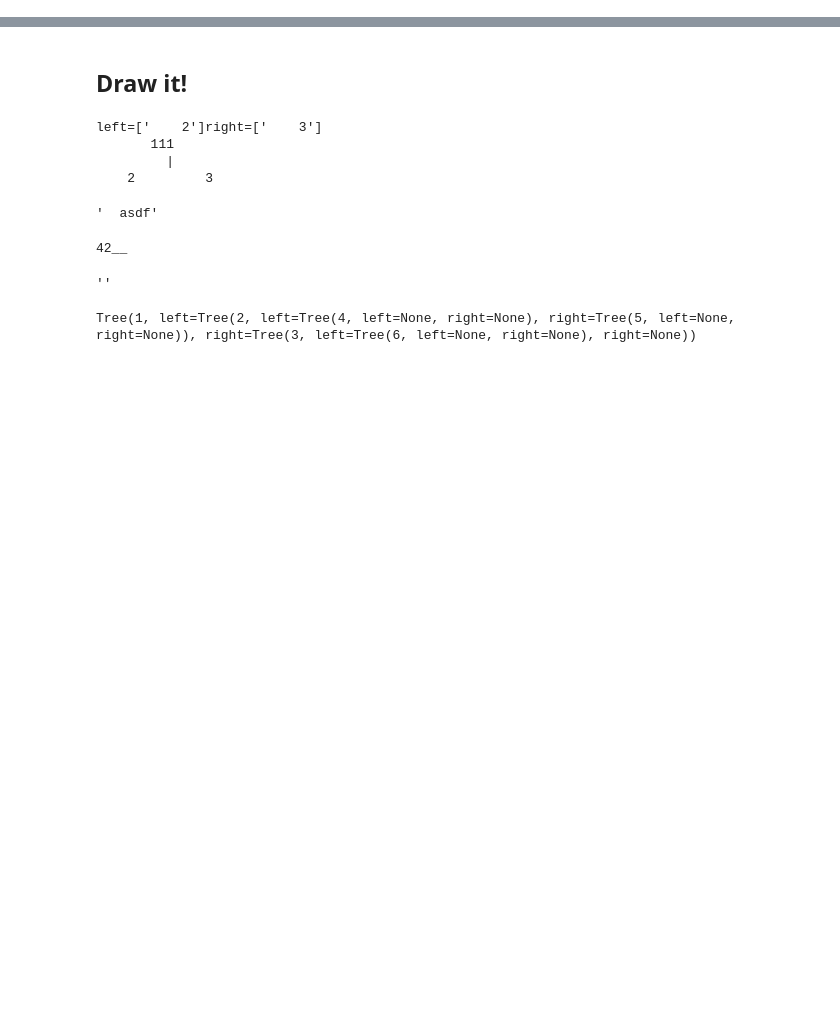
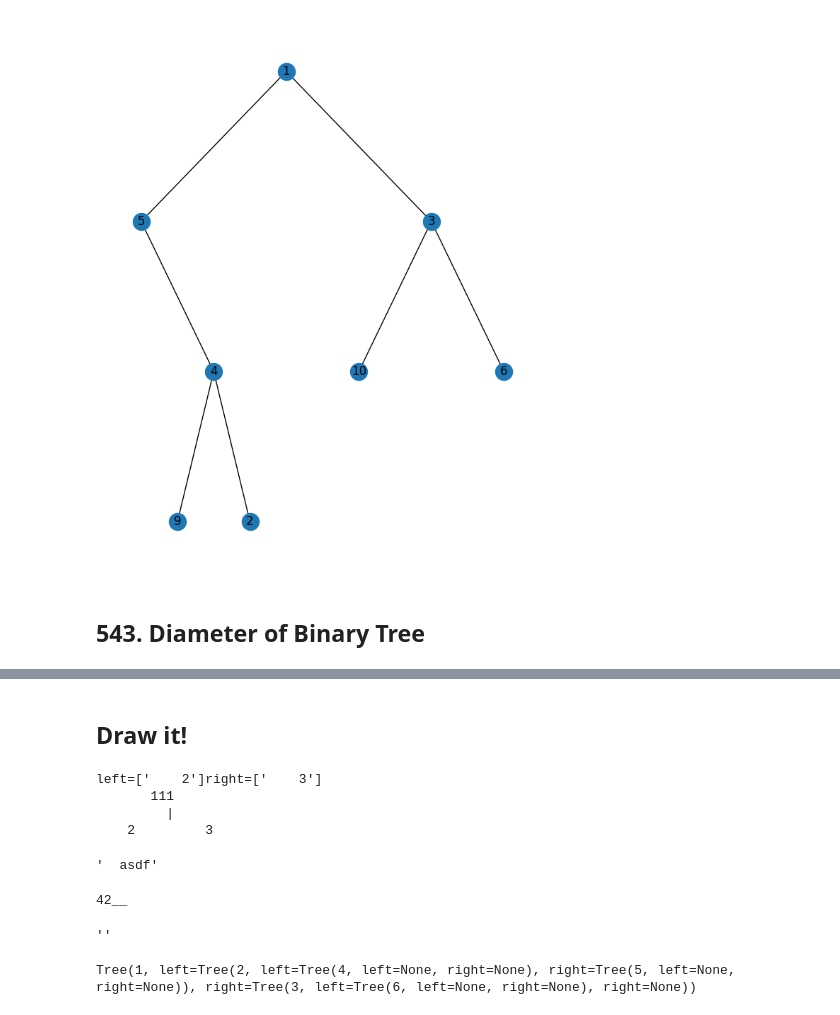
Before and after one commit to kilianovski/study, a Jupyter notebook: algorithms/03_00_trees.ipynb, the cells around one changed output, grey strips where cells are left out. Cells and saved outputs as stored; diff of their text form; code cells hidden in the pictures; blank space fills up the shorter version.

```diff
--- a/algorithms/03_00_trees.ipynb
+++ b/algorithms/03_00_trees.ipynb
@@ -10,0 +137,25 @@ class TreeNode:
+# %%
+def dfs(root):
+    if not root: return -1, None, None
+
+    l_max_depth, l_tti, l_dti = dfs(root.left)
+    r_max_depth, r_tti, r_dti = dfs(root.right)
+    max_path = 1 + max(l_max_depth, r_max_depth)
+
+    if root.val == start:
+        tti = max_path
+        dti = 0
+    elif l_dti is not None:
+        tti = max(l_tti, 2+l_dti+r_max_depth)
+        dti = 1 + l_dti
+    elif r_dti is not None:
+        tti = max(r_tti, 2+r_dti+l_max_depth)
+        dti = 1 + r_dti
+    else:
+        return max_path, None, None
+
+    return max_path, tti, dti
+root = list2tree([1,5,3,null,4,10,6,9,2])
+start = 3
+
+dfs(root)[1]
@@ -10,0 +172,4 @@ class TreeNode:
+# %%
+draw_unique_tree(root)
+# %% [output]
+[figure, added]
@@ -10,0 +199,2 @@ class TreeNode:
+# %% [markdown]
+## 543. Diameter of Binary Tree
```
Also changed, not shown: parts of 41 cells of this notebook, 11 other files.
